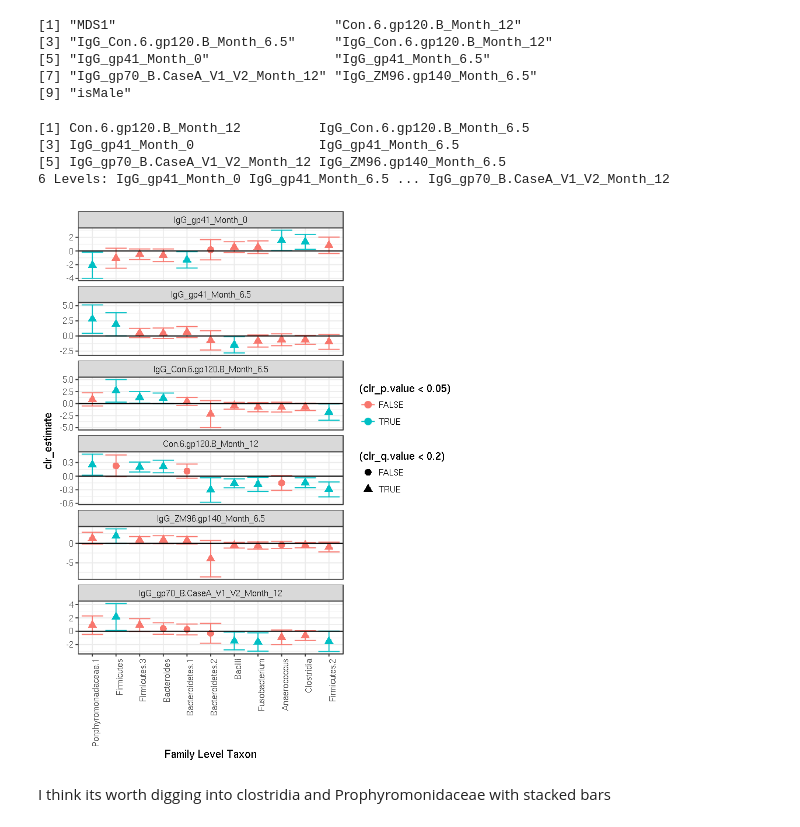
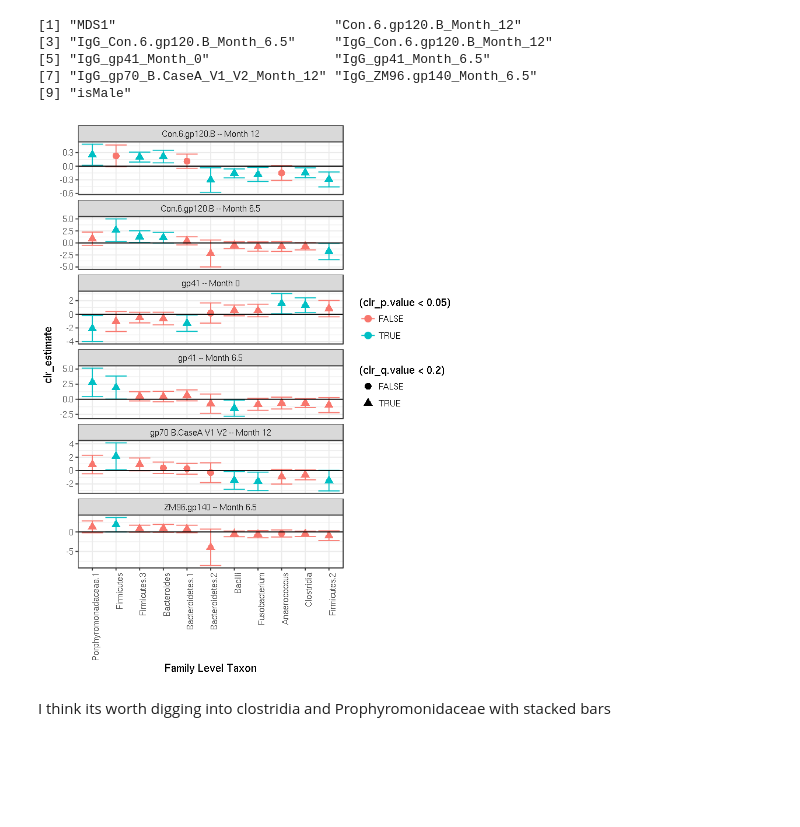
Before and after one commit to cramjaco/Nyvac_096_Microbiome, a Jupyter notebook: Mar2018_096.ipynb, the cells around one changed output. Drawn from its saved outputs; the diff is of its cells as text; code cells hidden in the pictures; blank space fills up the shorter version.

```diff
--- a/Mar2018_096.ipynb
+++ b/Mar2018_096.ipynb
@@ -2256,39 +2297,41 @@ order_taxa_by_mds1 %>%
 
 filter(
     (antigen %in% c('IgG_gp41_Month_0', 'IgG_gp41_Month_6.5', 'IgG_Con.6.gp120.B_Month_6.5',
                     'IgG_ZM96.gp140_Month_6.5','IgG_gp70_B.CaseA_V1_V2_Month_12'))|
     (antigen == 'Con.6.gp120.B_Month_12' & test == 'gaussian')
       ) %>%
 mutate(antigen = factor(antigen, levels = c(
     'IgG_gp41_Month_0', 'IgG_gp41_Month_6.5', 'IgG_Con.6.gp120.B_Month_6.5', 'Con.6.gp120.B_Month_12',
     'IgG_ZM96.gp140_Month_6.5','IgG_gp70_B.CaseA_V1_V2_Month_12'
 ))) %>%
+
 pass -> tmp
 
-tmp$antigen %>% unique
+#tmp$antigen %>% unique
 
 tmp %>% filter(clr_p.value < 0.05 & clr_q.value < 0.2) %>%
 pull(Taxon) %>% unique -> useFamily
 
 tmp %>% filter(Taxon %in% useFamily) %>%
+
+#Clean up labels
+mutate(antigen = stringr::str_replace_all(antigen, "_", " ")) %>%
+mutate(antigen = stringr::str_replace_all(antigen, " Month", " -- Month")) %>%
+mutate(antigen = stringr::str_replace_all(antigen, "IgG ", "")) %>%
 
 ggplot(aes(x = TaxonF, y = clr_estimate,
            color = (clr_p.value < 0.05), shape =(clr_q.value < 0.2))) +
 geom_point(size = 3) +
 geom_errorbar(aes(ymin = clr_estimate - 2*clr_std.error, ymax = clr_estimate + 2*clr_std.error)) +
 theme_bw() +
 theme(axis.text.x = element_text(angle = 90, hjust = 1)) + geom_hline(yintercept = 0) +
 facet_wrap(~antigen, ncol = 1, scales = 'free_y') + xlab("Family Level Taxon")
 # Show the censored ones accross - so this would be everything with at least one hit
 # but also show what they are in all cases.
 
 ggsave('figures/anyFamilyIgg.png', width = 6, height = 8)
 # %% [output]
-[1] Con.6.gp120.B_Month_12          IgG_Con.6.gp120.B_Month_6.5
-[3] IgG_gp41_Month_0                IgG_gp41_Month_6.5
-[5] IgG_gp70_B.CaseA_V1_V2_Month_12 IgG_ZM96.gp140_Month_6.5
-6 Levels: IgG_gp41_Month_0 IgG_gp41_Month_6.5 ... IgG_gp70_B.CaseA_V1_V2_Month_12
-[figure, old version]
+[figure, new version]
 # %% [markdown]
 I think its worth digging into clostridia and Prophyromonidaceae with stacked bars
 # %% [markdown]
```
Also changed, not shown: parts of 39 cells of this notebook, 26 other files.
